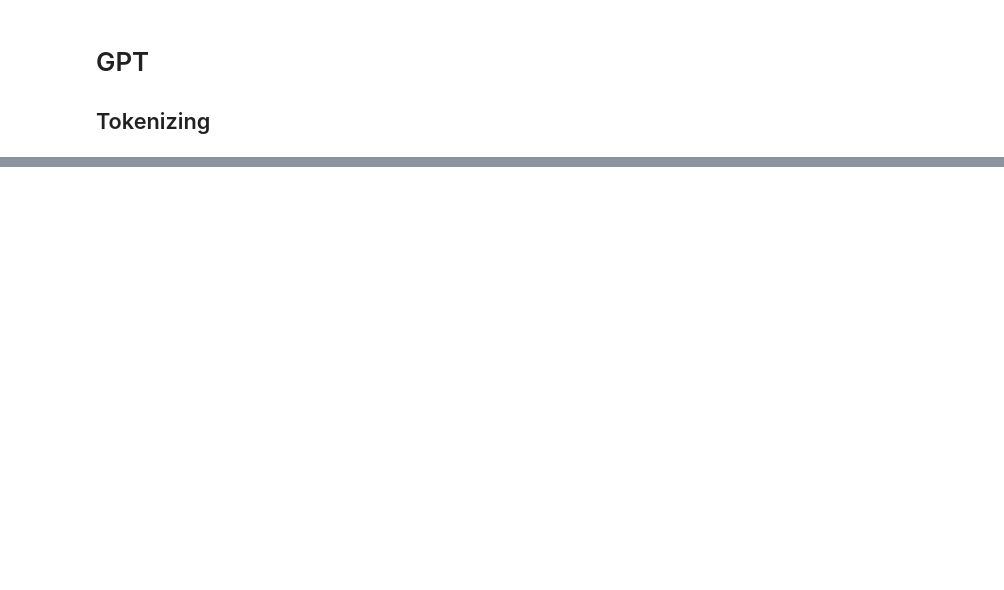
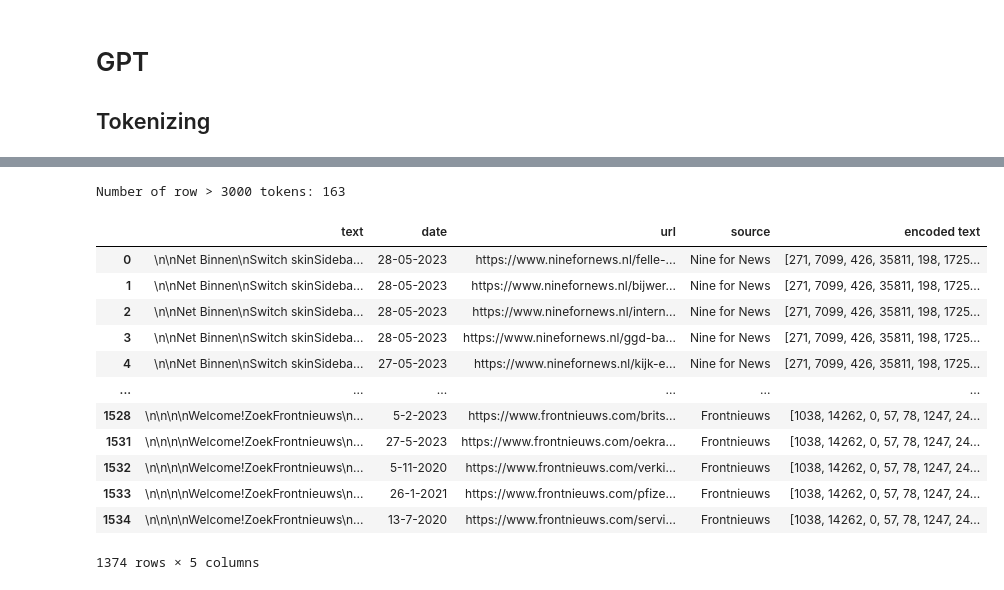
Before and after one commit to CeesMaessen/WappieCrawler, a Jupyter notebook: df_inspection.ipynb, the cells around one changed output, grey strips where cells are left out. Drawn from its saved outputs; the diff is of its cells as text; code cells hidden in the pictures; blank space fills up the shorter version.

```diff
--- a/df_inspection.ipynb
+++ b/df_inspection.ipynb
@@ -224,0 +170,26 @@ See the caveats in the documentation: https://pandas.pydata.org/pandas-docs/stab
+# %%
+final_df['encoded text'] = ''
+final_df = tokenize_text(final_df)
+
+# Checking how many rows have a token count>3000
+too_much_tokens = final_df['encoded text'].isna().sum()
+print(f'Number of row > 3000 tokens: {too_much_tokens}')
+
+# Dropping them
+final_df = final_df.dropna()
+final_df
+# %% [output]
+Number of row > 3000 tokens: 163
+|  | text | date | url | source | encoded text |
+| 0 | \n\nNet Binnen\nSwitch skinSideba... | 28-05-2023 | https://www.ninefornews.nl/felle-... | Nine for News | [271, 7099, 426, 35811, 198, 1725... |
+| 1 | \n\nNet Binnen\nSwitch skinSideba... | 28-05-2023 | https://www.ninefornews.nl/bijwer... | Nine for News | [271, 7099, 426, 35811, 198, 1725... |
+| 2 | \n\nNet Binnen\nSwitch skinSideba... | 28-05-2023 | https://www.ninefornews.nl/intern... | Nine for News | [271, 7099, 426, 35811, 198, 1725... |
+| 3 | \n\nNet Binnen\nSwitch skinSideba... | 28-05-2023 | https://www.ninefornews.nl/ggd-ba... | Nine for News | [271, 7099, 426, 35811, 198, 1725... |
+| 4 | \n\nNet Binnen\nSwitch skinSideba... | 27-05-2023 | https://www.ninefornews.nl/kijk-e... | Nine for News | [271, 7099, 426, 35811, 198, 1725... |
+| ... | ... | ... | ... | ... | ... |
+| 1528 | \n\n\n\nWelcome!ZoekFrontnieuws\n... | 5-2-2023 | https://www.frontnieuws.com/brits... | Frontnieuws | [1038, 14262, 0, 57, 78, 1247, 24... |
+| 1531 | \n\n\n\nWelcome!ZoekFrontnieuws\n... | 27-5-2023 | https://www.frontnieuws.com/oekra... | Frontnieuws | [1038, 14262, 0, 57, 78, 1247, 24... |
+| 1532 | \n\n\n\nWelcome!ZoekFrontnieuws\n... | 5-11-2020 | https://www.frontnieuws.com/verki... | Frontnieuws | [1038, 14262, 0, 57, 78, 1247, 24... |
+| 1533 | \n\n\n\nWelcome!ZoekFrontnieuws\n... | 26-1-2021 | https://www.frontnieuws.com/pfize... | Frontnieuws | [1038, 14262, 0, 57, 78, 1247, 24... |
+| 1534 | \n\n\n\nWelcome!ZoekFrontnieuws\n... | 13-7-2020 | https://www.frontnieuws.com/servi... | Frontnieuws | [1038, 14262, 0, 57, 78, 1247, 24... |
+1374 rows × 5 columns
```
Also changed, not shown: parts of 20 cells of this notebook, 11 other files.
